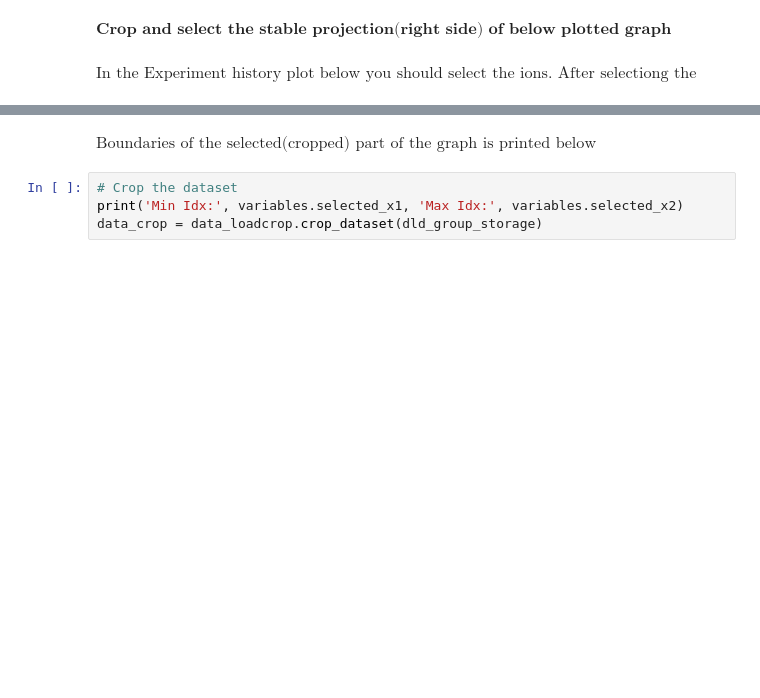
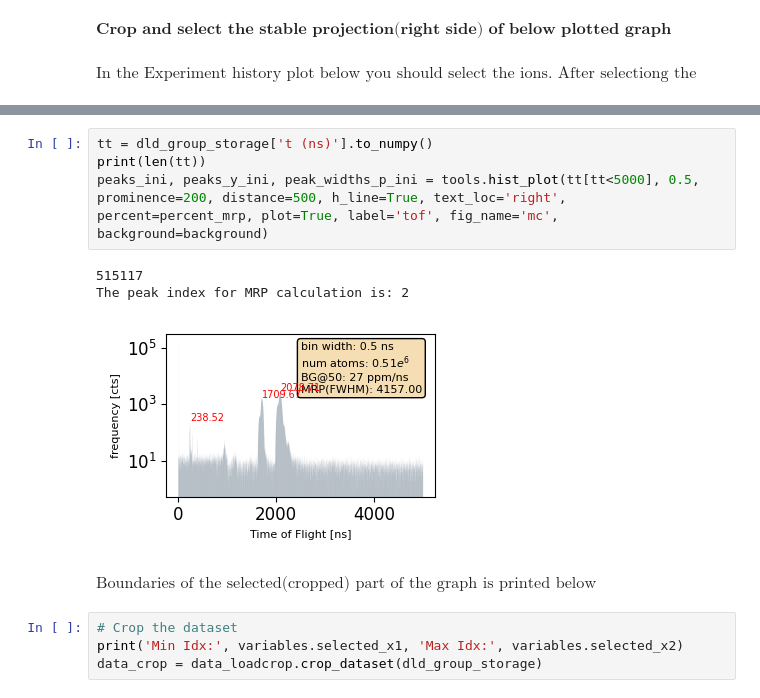
Before and after one commit to mmonajem/pyoxcart, a Jupyter notebook: pyccapt/calibration/tutorials/jupyter_files/01_data_load_crop.ipynb, the cells around one changed output, grey strips where cells are left out. Drawn from its saved outputs; the diff is of its cells as text; blank space fills up the shorter version.

```diff
--- a/pyccapt/calibration/tutorials/jupyter_files/01_data_load_crop.ipynb
+++ b/pyccapt/calibration/tutorials/jupyter_files/01_data_load_crop.ipynb
@@ -130,3 +132,11 @@ data_loadcrop.plot_crop_experimetn_history(dld_group_storage, save_name = variab
+# %%
+tt = dld_group_storage['t (ns)'].to_numpy()
+print(len(tt))
+peaks_ini, peaks_y_ini, peak_widths_p_ini = tools.hist_plot(tt[tt<5000], 0.5, prominence=200, distance=500, h_line=True, text_loc='right', percent=percent_mrp, plot=True, label='tof', fig_name='mc', background=background)
+# %% [output]
+515117
+The peak index for MRP calculation is: 2
+[figure, added]
 # %% [markdown]
 $\text{Boundaries of the selected(cropped) part of the graph is printed below}$
 # %%
```
Also changed, not shown: parts of 13 cells of this notebook, 1 other file.
